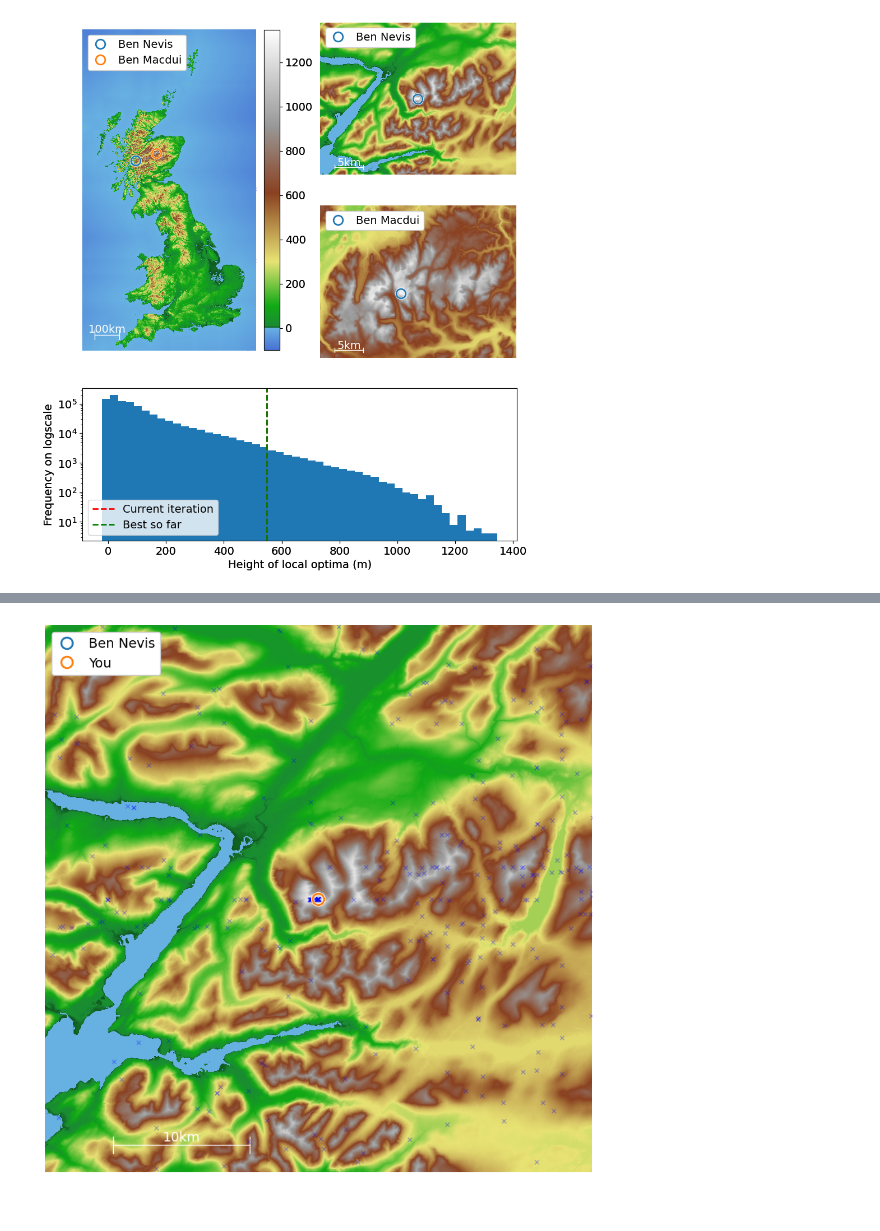
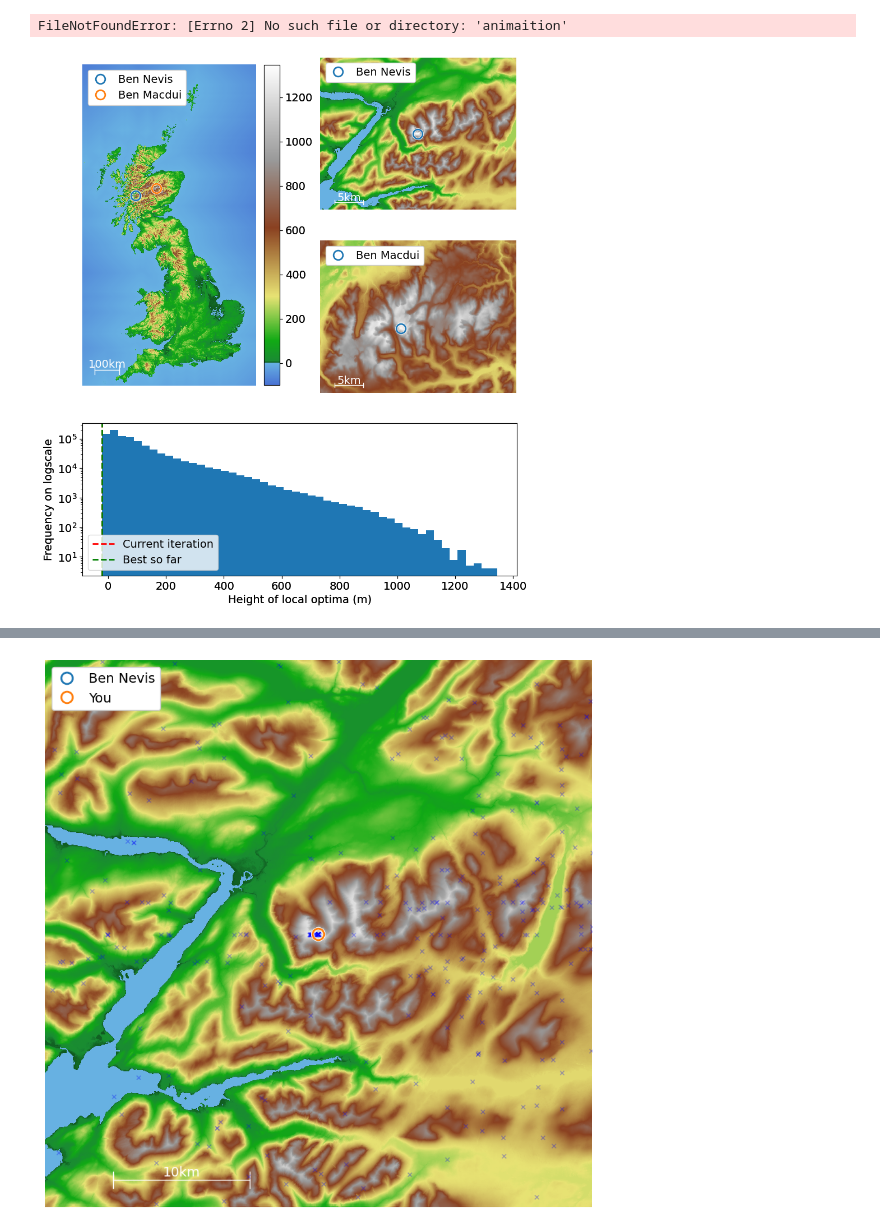
Before and after one commit to CardiacModelling/BenNevisBenchmark, a Jupyter notebook: ipynb/plots/de.ipynb, the cells around one changed output, grey strips where cells are left out. Cells and saved outputs as stored; diff of their text form; code cells hidden in the pictures.

```diff
--- a/ipynb/plots/de.ipynb
+++ b/ipynb/plots/de.ipynb
@@ -14,10 +14,11 @@ ins.load_results(save_handler=save_handler, partial=False)
 # %%
 import numpy as np
 maxima_heights = np.load('../../basin-problem/res/maxima_heights.npy')
-anim = ResultAnimation(ins.results[2], maxima_heights, mode='evaluations', frame_num=50)
-anim.save('de3.mp4')
+anim = ResultAnimation(ins.results[2], maxima_heights, mode='iterations')
+anim.save('animation/DE-iterations.mp4')
 # %% [output]
+FileNotFoundError: [Errno 2] No such file or directory: 'animaition'
-[figure, old version]
+[figure, new version]
 # %%
 ins.performance_measures()
 # %% [output]
```
Also changed, not shown: 2 other files.
